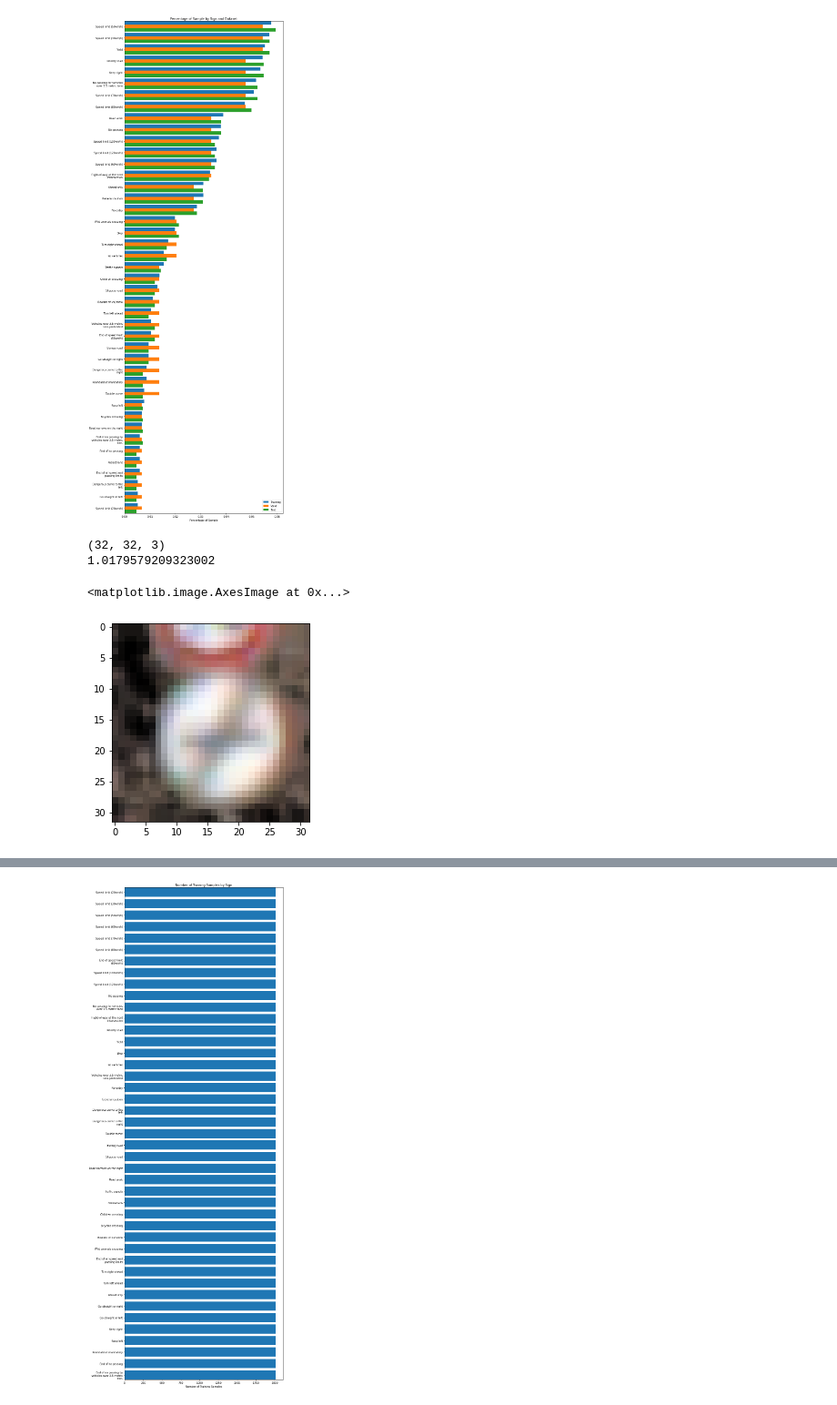
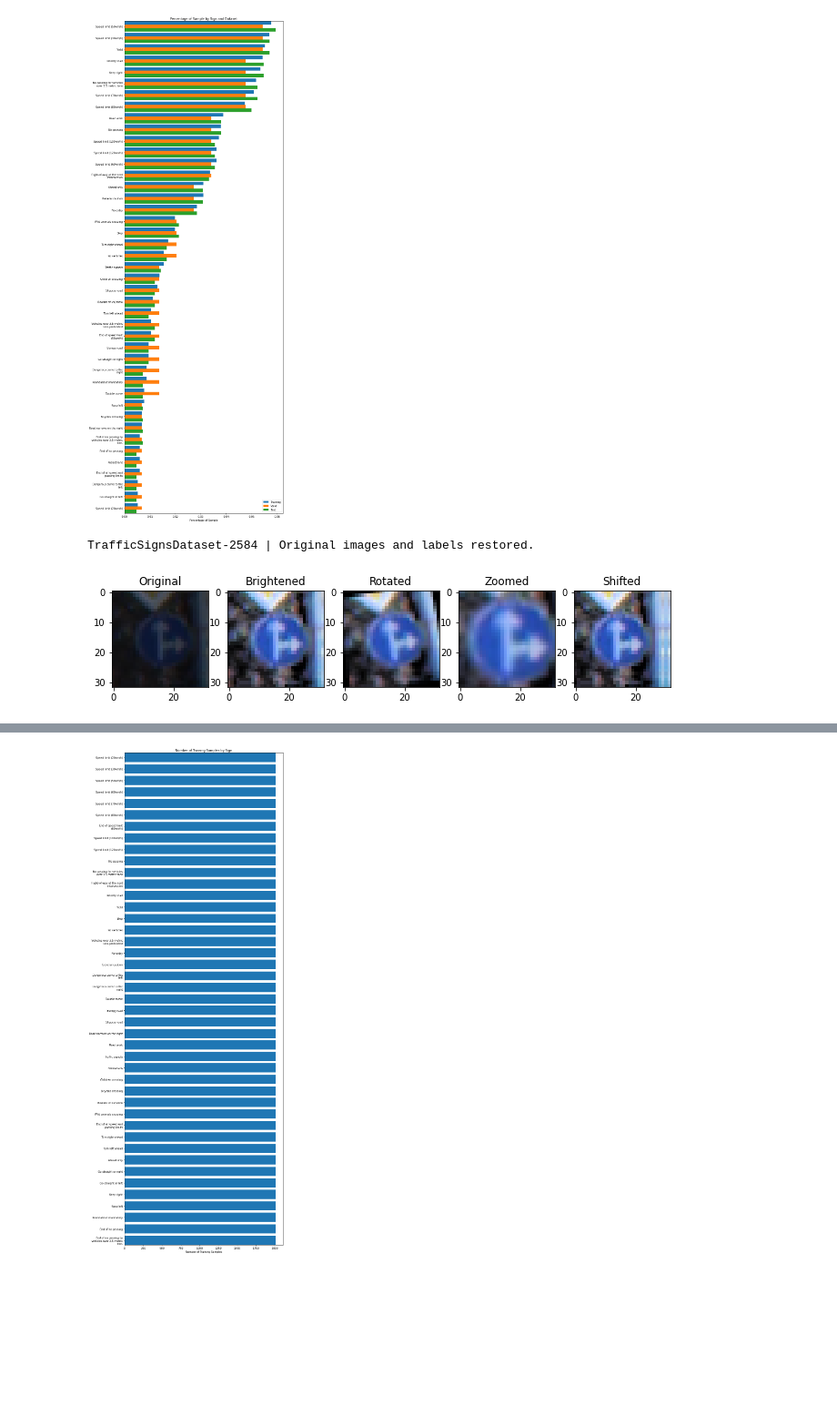
Before and after one commit to ben-blazado/CarND-Traffic-Sign-Classifier-Project, a Jupyter notebook: test.ipynb, the cells around one changed output, grey strips where cells are left out. Shown at 91% size. Drawn from its saved outputs; the diff is of its cells as text; code cells hidden in the pictures; blank space fills up the shorter version.

```diff
--- a/test.ipynb
+++ b/test.ipynb
@@ -494,18 +509,22 @@ def preserve(image):
 def fakeify(image):
     f = random.choices ([preserve, rotate, zoom, shift], weights=[1, 1, 1, 1])[0]
     return f(image)
-# %%
-image = trainingSigns.X[0]
-print(image.shape)
-image = equalizeHist(image)
-image = zoom(image)
-
-plt.imshow(image)
-# %% [output]
-(32, 32, 3)
-1.0179579209323002
-<matplotlib.image.AxesImage at 0x...>
-[figure, removed]
+# %%
+trainingSigns.restoreOrgImages()
+
+org_image = trainingSigns.X[1000].copy()
+brt_image = equalizeHist(org_image.copy())
+rot_image = rotate(brt_image.copy())
+zm_image  = zoom(brt_image.copy())
+shf_image = shift(brt_image.copy())
+
+images = [org_image, brt_image, rot_image, zm_image, shf_image]
+titles  = ["Original", "Brightened", "Rotated", "Zoomed", "Shifted"]
+
+vwr.imshowImages(images, titles)
+# %% [output]
+TrafficSignsDataset-2584 | Original images and labels restored.
+[figure, added]
 # %%
 trainingSigns.restoreOrgImages()
 trainingSigns.addFakes([fakeify])
```
Also changed, not shown: parts of 27 cells of this notebook, 6 other files.
